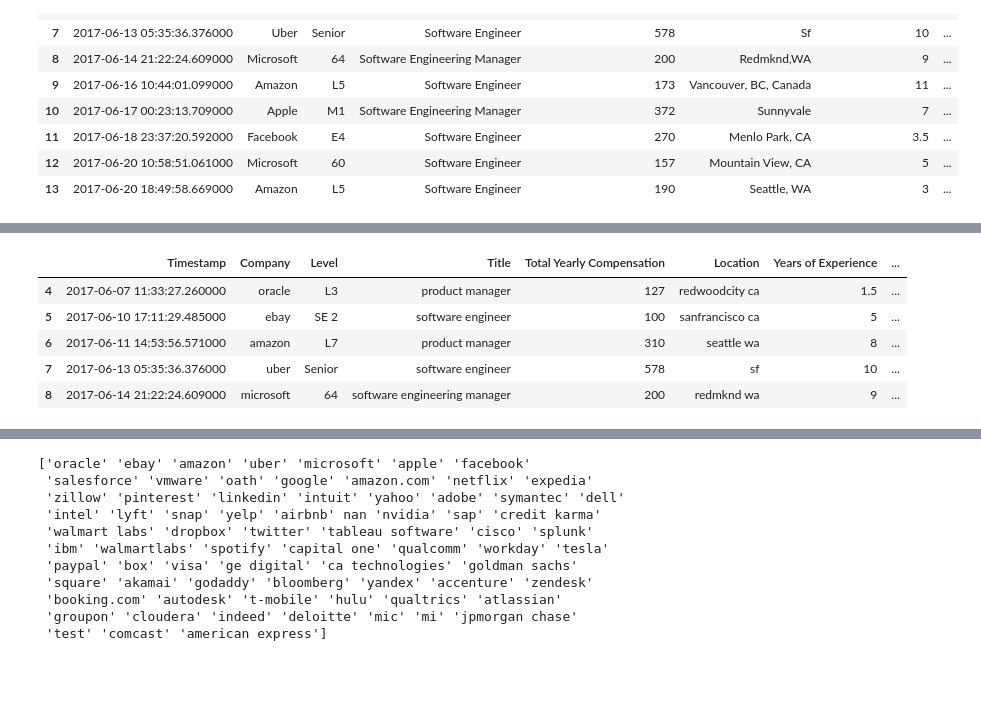
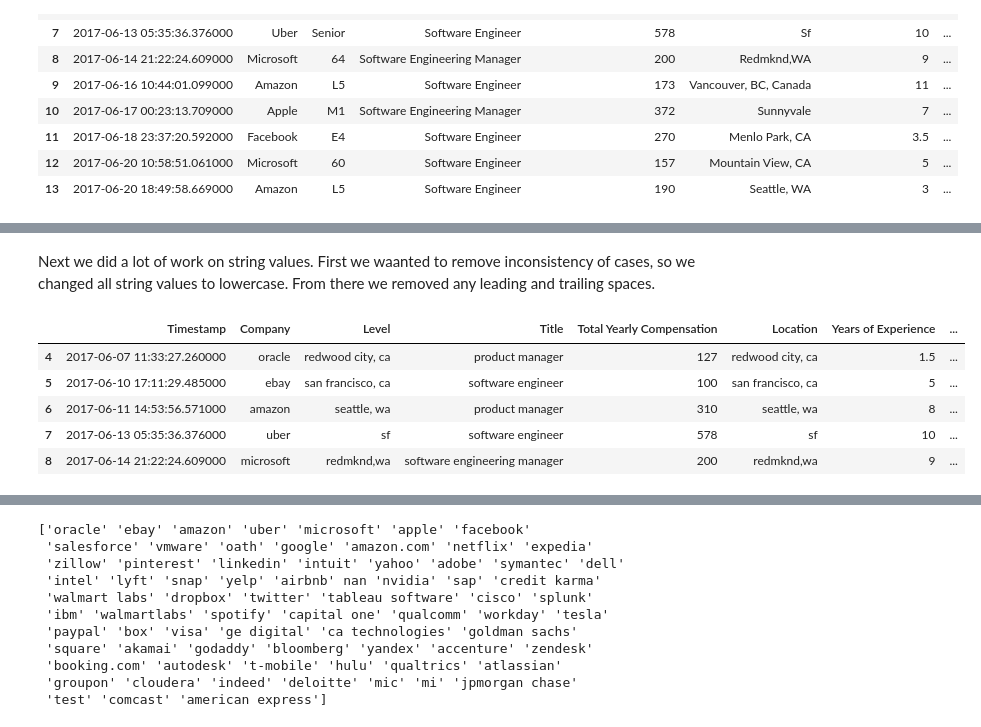
Before and after one commit to echanakira/Salary-Data-Analysis, a Jupyter notebook: Final.ipynb, the cells around one changed output, grey strips where cells are left out. Saved outputs shown, nothing was run; the diff lists cells and outputs as text; code cells hidden in the pictures; blank space fills up the shorter version.

```diff
--- a/Final.ipynb
+++ b/Final.ipynb
@@ -30,31 +49,24 @@ salaries.head(10)
+# %% [markdown]
+Next we did a lot of work on string values. First we waanted to remove inconsistency of cases, so we changed all string values to lowercase. From there we removed any leading and trailing spaces.
 # %%
-# Fill in Missing Values
-salaries['Base Salary'].fillna(0, inplace=True)
-salaries['Stock Grant Value'].fillna(0, inplace=True)
-salaries['Bonus'].fillna(0, inplace=True)
-salaries['Years of Experience'].fillna(0, inplace=True)
-salaries['Years at Company'].fillna(0, inplace=True)
-
 # Fix String Cases, so that I can do analysis by company
 salaries['Company'] = salaries['Company'].str.lower()
 salaries['Company'] = salaries['Company'].str.strip()
+
 salaries['Location'] = salaries['Location'].str.lower()
 salaries['Location'] = salaries['Location'].str.strip()
 
-#Remove all spaces and then turn commas into space
-salaries['Location'] = salaries['Location'].str.replace(' ','')
-salaries['Location'] = salaries['Location'].str.replace(',',' ')
-
+salaries['Level'] = salaries['Location'].str.lower()
+salaries['Level'] = salaries['Location'].str.strip()
 
 salaries['Title'] = salaries['Title'].str.lower()
 salaries['Title'] = salaries['Title'].str.strip()
 
-
 salaries.head(5)
 # %% [output]
 |  | Timestamp | Company | Level | Title | Total Yearly Compensation | Location | Years of Experience | ... |
-| 4 | 2017-06-07 11:33:27.260000 | oracle | L3 | product manager | 127 | redwoodcity ca | 1.5 | ... |
-| 5 | 2017-06-10 17:11:29.485000 | ebay | SE 2 | software engineer | 100 | sanfrancisco ca | 5 | ... |
-| 6 | 2017-06-11 14:53:56.571000 | amazon | L7 | product manager | 310 | seattle wa | 8 | ... |
-| 7 | 2017-06-13 05:35:36.376000 | uber | Senior | software engineer | 578 | sf | 10 | ... |
-| 8 | 2017-06-14 21:22:24.609000 | microsoft | 64 | software engineering manager | 200 | redmknd wa | 9 | ... |
+| 4 | 2017-06-07 11:33:27.260000 | oracle | redwood city, ca | product manager | 127 | redwood city, ca | 1.5 | ... |
+| 5 | 2017-06-10 17:11:29.485000 | ebay | san francisco, ca | software engineer | 100 | san francisco, ca | 5 | ... |
+| 6 | 2017-06-11 14:53:56.571000 | amazon | seattle, wa | product manager | 310 | seattle, wa | 8 | ... |
+| 7 | 2017-06-13 05:35:36.376000 | uber | sf | software engineer | 578 | sf | 10 | ... |
+| 8 | 2017-06-14 21:22:24.609000 | microsoft | redmknd,wa | software engineering manager | 200 | redmknd,wa | 9 | ... |
```
Also changed, not shown: parts of 26 cells of this notebook.
